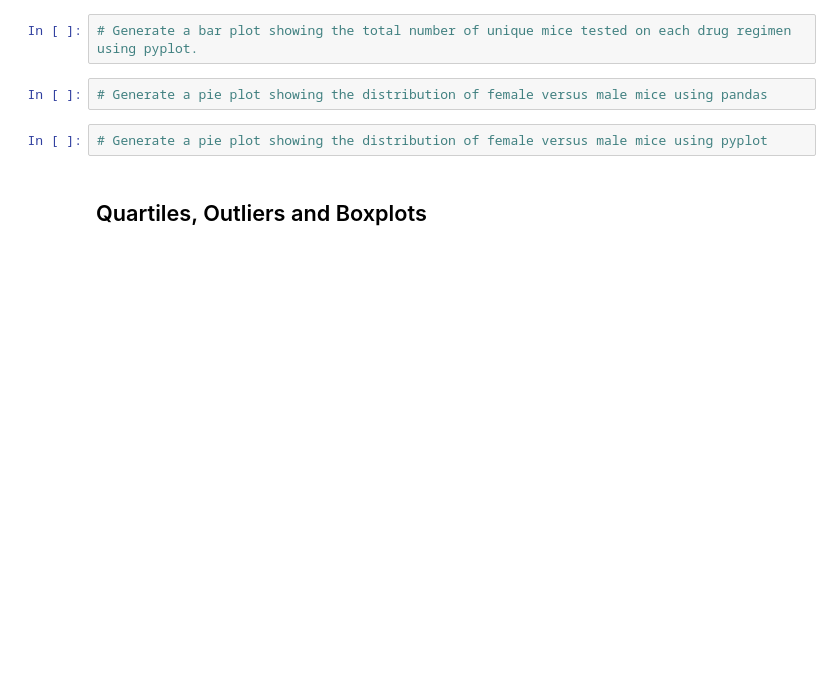
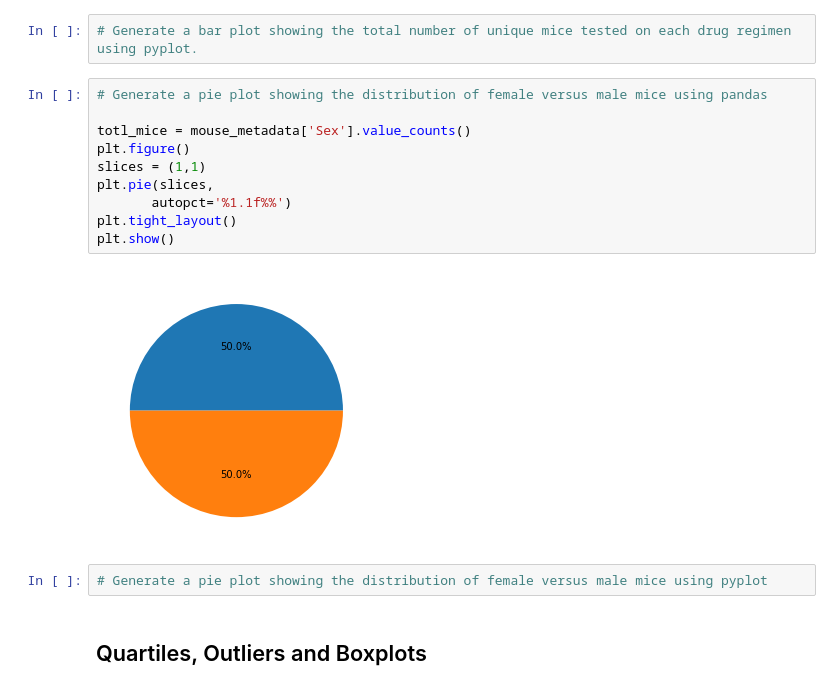
Before and after one commit to sadikchhya1/Matplotlib_Challenge, a Jupyter notebook: pymaceuticals/Pymaceuticals/pymaceuticals_starter.ipynb, the cells around one changed output. Drawn from its saved outputs; the diff is of its cells as text; blank space fills up the shorter version.

```diff
--- a/pymaceuticals/Pymaceuticals/pymaceuticals_starter.ipynb
+++ b/pymaceuticals/Pymaceuticals/pymaceuticals_starter.ipynb
@@ -135,6 +146,16 @@ aggregate.summary_statistics
 # Generate a bar plot showing the total number of unique mice tested on each drug regimen using pyplot.
 # %%
 # Generate a pie plot showing the distribution of female versus male mice using pandas
+
+totl_mice = mouse_metadata['Sex'].value_counts()
+plt.figure()
+slices = (1,1)
+plt.pie(slices,
+       autopct='%1.1f%%')
+plt.tight_layout()
+plt.show()
+# %% [output]
+[figure, added]
 # %%
 # Generate a pie plot showing the distribution of female versus male mice using pyplot
 # %% [markdown]
```
Also changed, not shown: parts of 3 cells of this notebook.
